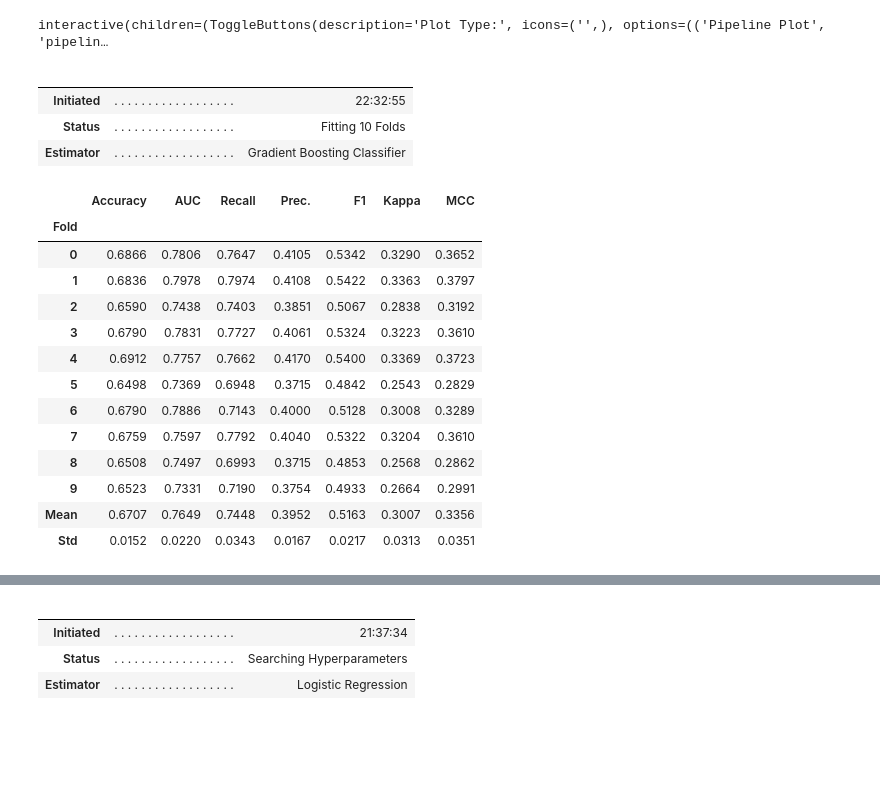
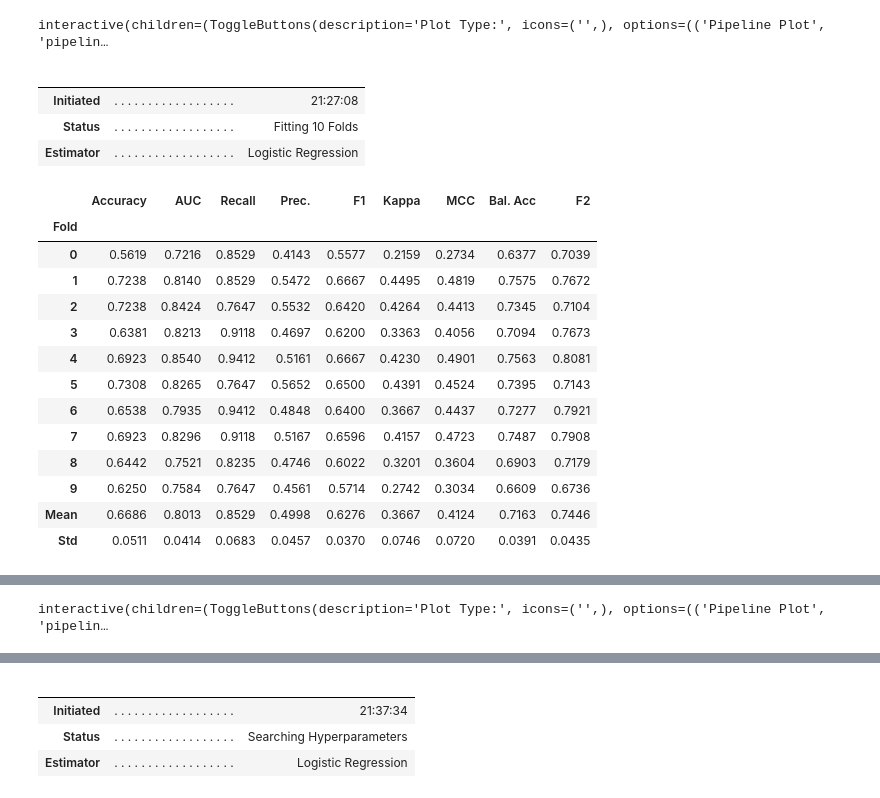
Before and after one commit to fnkhairudin/Hotel-Booking-Demand, a Jupyter notebook: notebooks/1.0-fnk-hotel-classification.ipynb, the cells around one changed output, grey strips where cells are left out. Cells and saved outputs as stored; diff of their text form; code cells hidden in the pictures; blank space fills up the shorter version.

Commit message:
compare model analysis

```diff
--- a/notebooks/1.0-fnk-hotel-classification.ipynb
+++ b/notebooks/1.0-fnk-hotel-classification.ipynb
@@ -903,24 +971,24 @@ evaluate_model(best)
 # %% [output]
 interactive(children=(ToggleButtons(description='Plot Type:', icons=('',), options=(('Pipeline Plot', 'pipelin…
 # %%
-gbc = create_model('gbc', probability_threshold=0.31)
+lr = create_model('lr', probability_threshold=0.29)
 # %% [output]
 |  |  |  |
 |  |  |  |
-| Initiated | . . . . . . . . . . . . . . . . . . | 22:32:55 |
+| Initiated | . . . . . . . . . . . . . . . . . . | 21:27:08 |
 | Status | . . . . . . . . . . . . . . . . . . | Fitting 10 Folds |
-| Estimator | . . . . . . . . . . . . . . . . . . | Gradient Boosting Classifier |
+| Estimator | . . . . . . . . . . . . . . . . . . | Logistic Regression |
-|  | Accuracy | AUC | Recall | Prec. | F1 | Kappa | MCC |
-| Fold |  |  |  |  |  |  |  |
-| 0 | 0.6866 | 0.7806 | 0.7647 | 0.4105 | 0.5342 | 0.3290 | 0.3652 |
-| 1 | 0.6836 | 0.7978 | 0.7974 | 0.4108 | 0.5422 | 0.3363 | 0.3797 |
-| 2 | 0.6590 | 0.7438 | 0.7403 | 0.3851 | 0.5067 | 0.2838 | 0.3192 |
-| 3 | 0.6790 | 0.7831 | 0.7727 | 0.4061 | 0.5324 | 0.3223 | 0.3610 |
-| 4 | 0.6912 | 0.7757 | 0.7662 | 0.4170 | 0.5400 | 0.3369 | 0.3723 |
-| 5 | 0.6498 | 0.7369 | 0.6948 | 0.3715 | 0.4842 | 0.2543 | 0.2829 |
-| 6 | 0.6790 | 0.7886 | 0.7143 | 0.4000 | 0.5128 | 0.3008 | 0.3289 |
-| 7 | 0.6759 | 0.7597 | 0.7792 | 0.4040 | 0.5322 | 0.3204 | 0.3610 |
-| 8 | 0.6508 | 0.7497 | 0.6993 | 0.3715 | 0.4853 | 0.2568 | 0.2862 |
-| 9 | 0.6523 | 0.7331 | 0.7190 | 0.3754 | 0.4933 | 0.2664 | 0.2991 |
-| Mean | 0.6707 | 0.7649 | 0.7448 | 0.3952 | 0.5163 | 0.3007 | 0.3356 |
-| Std | 0.0152 | 0.0220 | 0.0343 | 0.0167 | 0.0217 | 0.0313 | 0.0351 |
+|  | Accuracy | AUC | Recall | Prec. | F1 | Kappa | MCC | Bal. Acc | F2 |
+| Fold |  |  |  |  |  |  |  |  |  |
+| 0 | 0.5619 | 0.7216 | 0.8529 | 0.4143 | 0.5577 | 0.2159 | 0.2734 | 0.6377 | 0.7039 |
+| 1 | 0.7238 | 0.8140 | 0.8529 | 0.5472 | 0.6667 | 0.4495 | 0.4819 | 0.7575 | 0.7672 |
+| 2 | 0.7238 | 0.8424 | 0.7647 | 0.5532 | 0.6420 | 0.4264 | 0.4413 | 0.7345 | 0.7104 |
+| 3 | 0.6381 | 0.8213 | 0.9118 | 0.4697 | 0.6200 | 0.3363 | 0.4056 | 0.7094 | 0.7673 |
+| 4 | 0.6923 | 0.8540 | 0.9412 | 0.5161 | 0.6667 | 0.4230 | 0.4901 | 0.7563 | 0.8081 |
+| 5 | 0.7308 | 0.8265 | 0.7647 | 0.5652 | 0.6500 | 0.4391 | 0.4524 | 0.7395 | 0.7143 |
+| 6 | 0.6538 | 0.7935 | 0.9412 | 0.4848 | 0.6400 | 0.3667 | 0.4437 | 0.7277 | 0.7921 |
+| 7 | 0.6923 | 0.8296 | 0.9118 | 0.5167 | 0.6596 | 0.4157 | 0.4723 | 0.7487 | 0.7908 |
+| 8 | 0.6442 | 0.7521 | 0.8235 | 0.4746 | 0.6022 | 0.3201 | 0.3604 | 0.6903 | 0.7179 |
+| 9 | 0.6250 | 0.7584 | 0.7647 | 0.4561 | 0.5714 | 0.2742 | 0.3034 | 0.6609 | 0.6736 |
+| Mean | 0.6686 | 0.8013 | 0.8529 | 0.4998 | 0.6276 | 0.3667 | 0.4124 | 0.7163 | 0.7446 |
+| Std | 0.0511 | 0.0414 | 0.0683 | 0.0457 | 0.0370 | 0.0746 | 0.0720 | 0.0391 | 0.0435 |
@@ -927,0 +995,4 @@ gbc = create_model('gbc', probability_threshold=0.31)
+# %%
+evaluate_model(lr)
+# %% [output]
+interactive(children=(ToggleButtons(description='Plot Type:', icons=('',), options=(('Pipeline Plot', 'pipelin…
```
Also changed, not shown: parts of 27 cells of this notebook, 1 other file.
